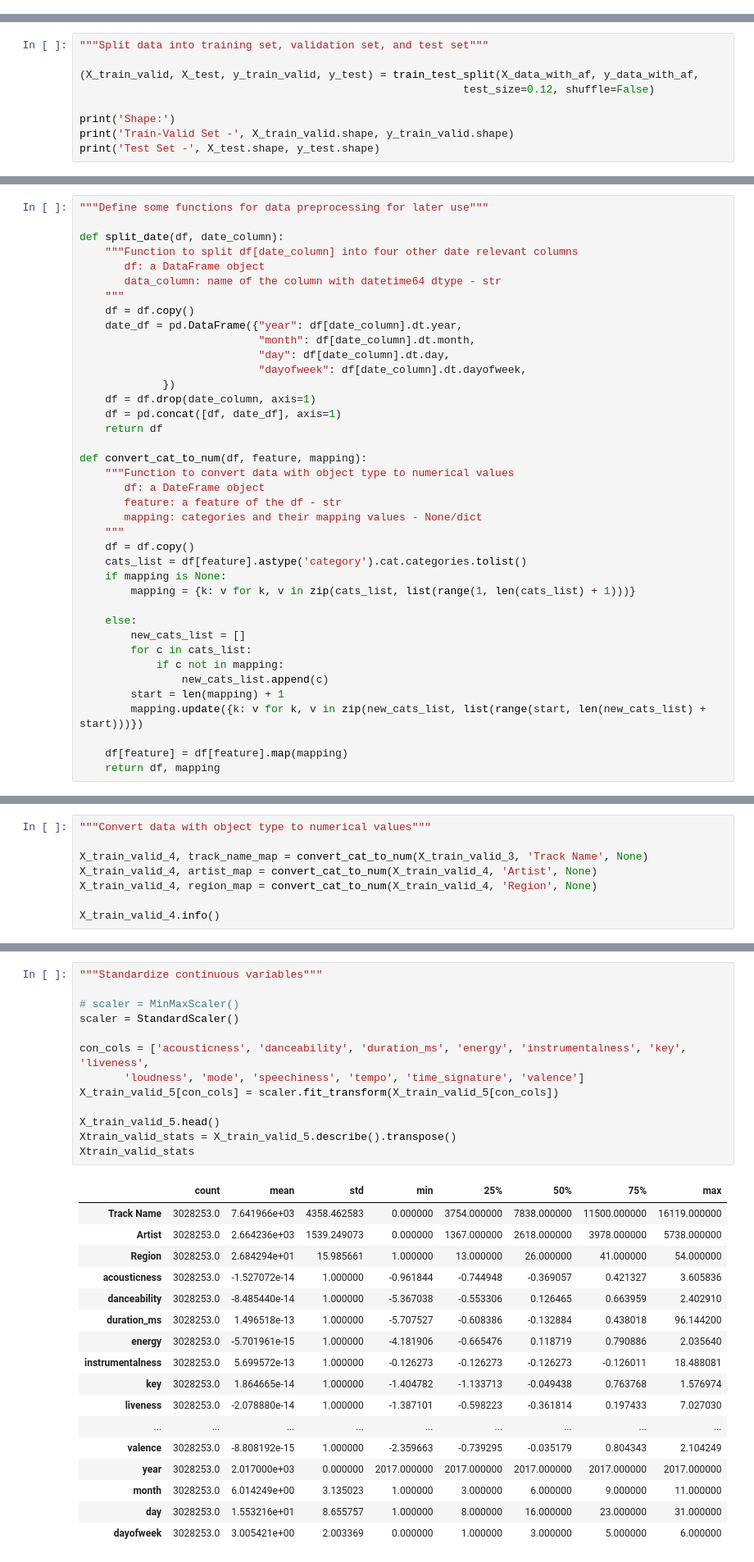
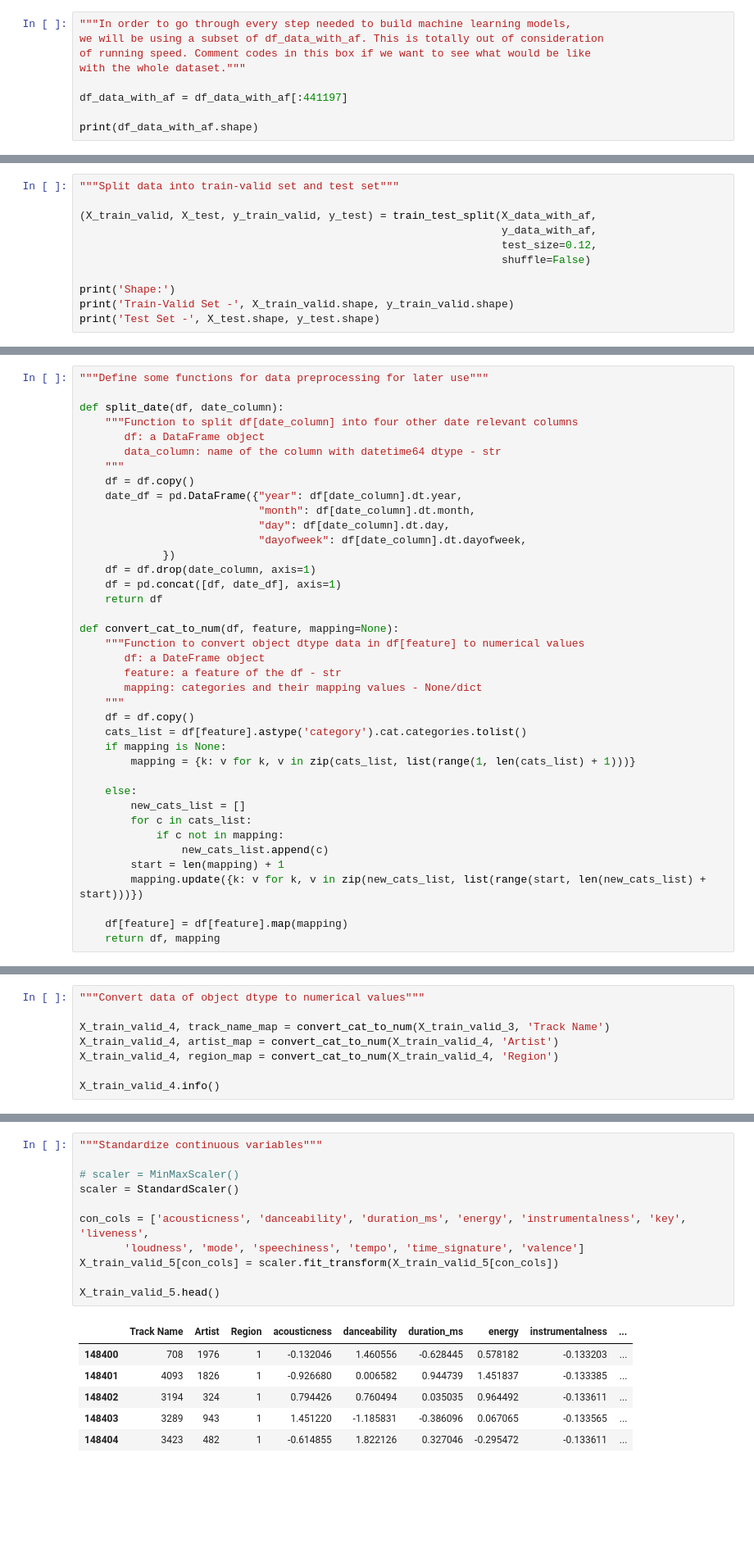
Before and after one commit to Xiaobin-Gao/INFO6105_FinalProject-Prediction_on_Streams_of_Spotify_Daily_Most_Listened_Songs, a Jupyter notebook: spotify/FinalProject_Xiaobin_Gao.ipynb, the cells around one changed output, grey strips where cells are left out. Shown at 82% size. Cells and saved outputs as stored; diff of their text form; blank space fills up the shorter version.

```diff
--- a/spotify/FinalProject_Xiaobin_Gao.ipynb
+++ b/spotify/FinalProject_Xiaobin_Gao.ipynb
@@ -262,3 +263,12 @@ df_data_with_af.head(3)
 | 148401 | 2 | Vente Pa' Ca | Ricky Martin | 223988 | https://open.spotify.com/track/7D... | 2017-01-01 | ar | 0.00431 | https://api.spotify.com/v1/audio-... | ... |
 | 148402 | 3 | Reggaetón Lento (Bailemos) | CNCO | 210943 | https://open.spotify.com/track/3A... | 2017-01-01 | ar | 0.40000 | https://api.spotify.com/v1/audio-... | ... |
 3 rows × 25 columns
+# %%
+"""In order to go through every step needed to build machine learning models,
+we will be using a subset of df_data_with_af. This is totally out of consideration
+of running speed. Comment codes in this box if we want to see what would be like
+with the whole dataset."""
+
+df_data_with_af = df_data_with_af[:441197]
+
+print(df_data_with_af.shape)
@@ -274,8 +286,10 @@ print(X_data_with_af.shape, y_data_with_af.shape)
 # %%
-"""Split data into training set, validation set, and test set"""
+"""Split data into train-valid set and test set"""
 
-(X_train_valid, X_test, y_train_valid, y_test) = train_test_split(X_data_with_af, y_data_with_af,
-                                                            test_size=0.12, shuffle=False)
+(X_train_valid, X_test, y_train_valid, y_test) = train_test_split(X_data_with_af,
+                                                                  y_data_with_af,
+                                                                  test_size=0.12,
+                                                                  shuffle=False)
 
 print('Shape:')
 print('Train-Valid Set -', X_train_valid.shape, y_train_valid.shape)
@@ -304,8 +318,8 @@ def split_date(df, date_column):
     df = pd.concat([df, date_df], axis=1)
     return df
 
-def convert_cat_to_num(df, feature, mapping):
-    """Function to convert data with object type to numerical values
+def convert_cat_to_num(df, feature, mapping=None):
+    """Function to convert object dtype data in df[feature] to numerical values
        df: a DateFrame object
        feature: a feature of the df - str
        mapping: categories and their mapping values - None/dict
@@ -365,9 +379,9 @@ memory usage: 485.2+ MB
 # %%
-"""Convert data with object type to numerical values"""
+"""Convert data of object dtype to numerical values"""
 
-X_train_valid_4, track_name_map = convert_cat_to_num(X_train_valid_3, 'Track Name', None)
-X_train_valid_4, artist_map = convert_cat_to_num(X_train_valid_4, 'Artist', None)
-X_train_valid_4, region_map = convert_cat_to_num(X_train_valid_4, 'Region', None)
+X_train_valid_4, track_name_map = convert_cat_to_num(X_train_valid_3, 'Track Name')
+X_train_valid_4, artist_map = convert_cat_to_num(X_train_valid_4, 'Artist')
+X_train_valid_4, region_map = convert_cat_to_num(X_train_valid_4, 'Region')
 
 X_train_valid_4.info()
 # %% [output]
@@ -415,32 +429,19 @@ X_train_valid_5 = X_train_valid_4.fillna(0)
 # %%
 """Standardize continuous variables"""
 
 # scaler = MinMaxScaler()
 scaler = StandardScaler()
 
 con_cols = ['acousticness', 'danceability', 'duration_ms', 'energy', 'instrumentalness', 'key', 'liveness',
        'loudness', 'mode', 'speechiness', 'tempo', 'time_signature', 'valence']
 X_train_valid_5[con_cols] = scaler.fit_transform(X_train_valid_5[con_cols])
 
 X_train_valid_5.head()
-Xtrain_valid_stats = X_train_valid_5.describe().transpose()
-Xtrain_valid_stats
 # %% [output]
-|  | count | mean | std | min | 25% | 50% | 75% | max |
-| Track Name | 3028253.0 | 7.641966e+03 | 4358.462583 | 0.000000 | 3754.000000 | 7838.000000 | 11500.000000 | 16119.000000 |
-| Artist | 3028253.0 | 2.664236e+03 | 1539.249073 | 0.000000 | 1367.000000 | 2618.000000 | 3978.000000 | 5738.000000 |
-| Region | 3028253.0 | 2.684294e+01 | 15.985661 | 1.000000 | 13.000000 | 26.000000 | 41.000000 | 54.000000 |
-| acousticness | 3028253.0 | -1.527072e-14 | 1.000000 | -0.961844 | -0.744948 | -0.369057 | 0.421327 | 3.605836 |
-| danceability | 3028253.0 | -8.485440e-14 | 1.000000 | -5.367038 | -0.553306 | 0.126465 | 0.663959 | 2.402910 |
-| duration_ms | 3028253.0 | 1.496518e-13 | 1.000000 | -5.707527 | -0.608386 | -0.132884 | 0.438018 | 96.144200 |
-| energy | 3028253.0 | -5.701961e-15 | 1.000000 | -4.181906 | -0.665476 | 0.118719 | 0.790886 | 2.035640 |
-| instrumentalness | 3028253.0 | 5.699572e-13 | 1.000000 | -0.126273 | -0.126273 | -0.126273 | -0.126011 | 18.488081 |
-| key | 3028253.0 | 1.864665e-14 | 1.000000 | -1.404782 | -1.133713 | -0.049438 | 0.763768 | 1.576974 |
-| liveness | 3028253.0 | -2.078880e-14 | 1.000000 | -1.387101 | -0.598223 | -0.361814 | 0.197433 | 7.027030 |
-| ... | ... | ... | ... | ... | ... | ... | ... | ... |
-| valence | 3028253.0 | -8.808192e-15 | 1.000000 | -2.359663 | -0.739295 | -0.035179 | 0.804343 | 2.104249 |
-| year | 3028253.0 | 2.017000e+03 | 0.000000 | 2017.000000 | 2017.000000 | 2017.000000 | 2017.000000 | 2017.000000 |
-| month | 3028253.0 | 6.014249e+00 | 3.135023 | 1.000000 | 3.000000 | 6.000000 | 9.000000 | 11.000000 |
-| day | 3028253.0 | 1.553216e+01 | 8.655757 | 1.000000 | 8.000000 | 16.000000 | 23.000000 | 31.000000 |
-| dayofweek | 3028253.0 | 3.005421e+00 | 2.003369 | 0.000000 | 1.000000 | 3.000000 | 5.000000 | 6.000000 |
+|  | Track Name | Artist | Region | acousticness | danceability | duration_ms | energy | instrumentalness | ... |
+| 148400 | 708 | 1976 | 1 | -0.132046 | 1.460556 | -0.628445 | 0.578182 | -0.133203 | ... |
+| 148401 | 4093 | 1826 | 1 | -0.926680 | 0.006582 | 0.944739 | 1.451837 | -0.133385 | ... |
+| 148402 | 3194 | 324 | 1 | 0.794426 | 0.760494 | 0.035035 | 0.964492 | -0.133611 | ... |
+| 148403 | 3289 | 943 | 1 | 1.451220 | -1.185831 | -0.386096 | 0.067065 | -0.133565 | ... |
+| 148404 | 3423 | 482 | 1 | -0.614855 | 1.822126 | 0.327046 | -0.295472 | -0.133611 | ... |
 # %%
```
Also changed, not shown: parts of 40 cells of this notebook.
